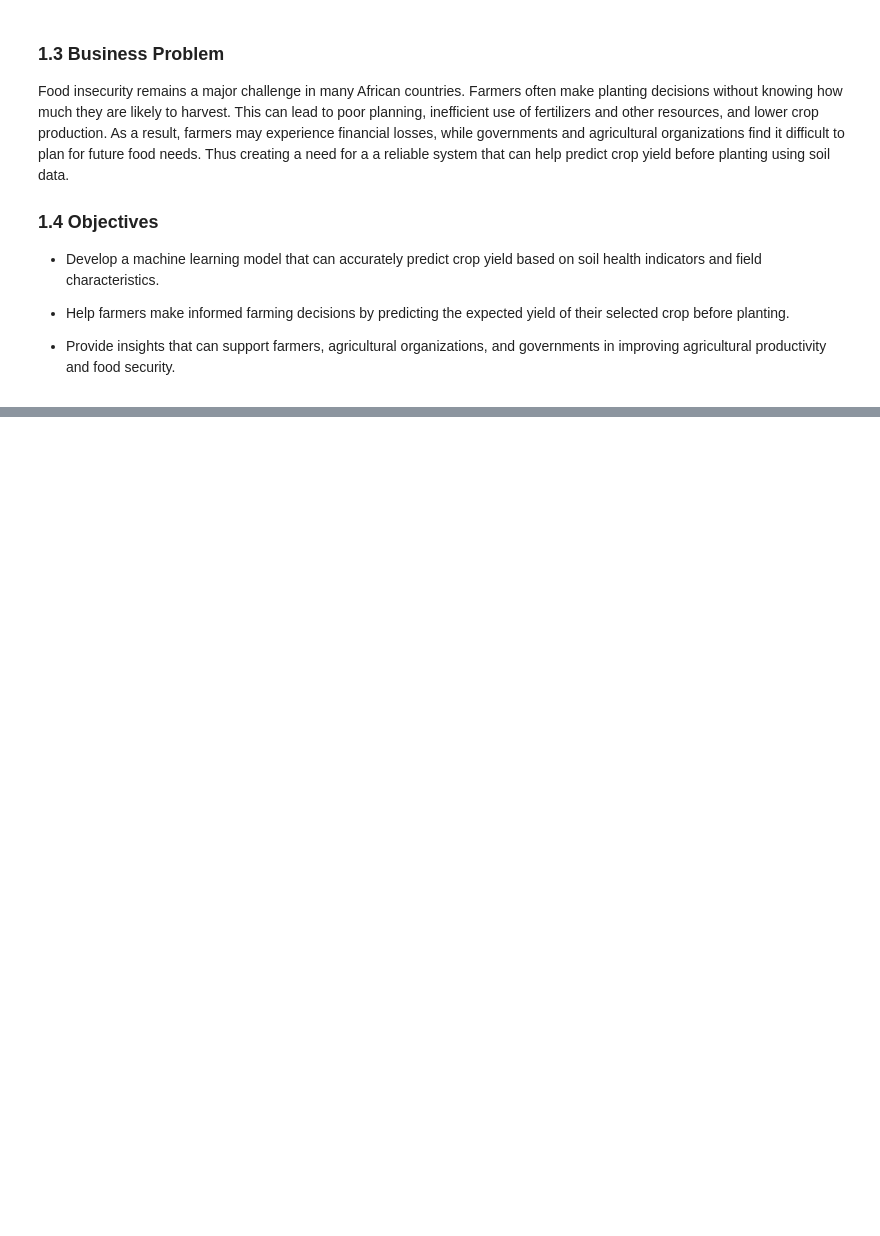
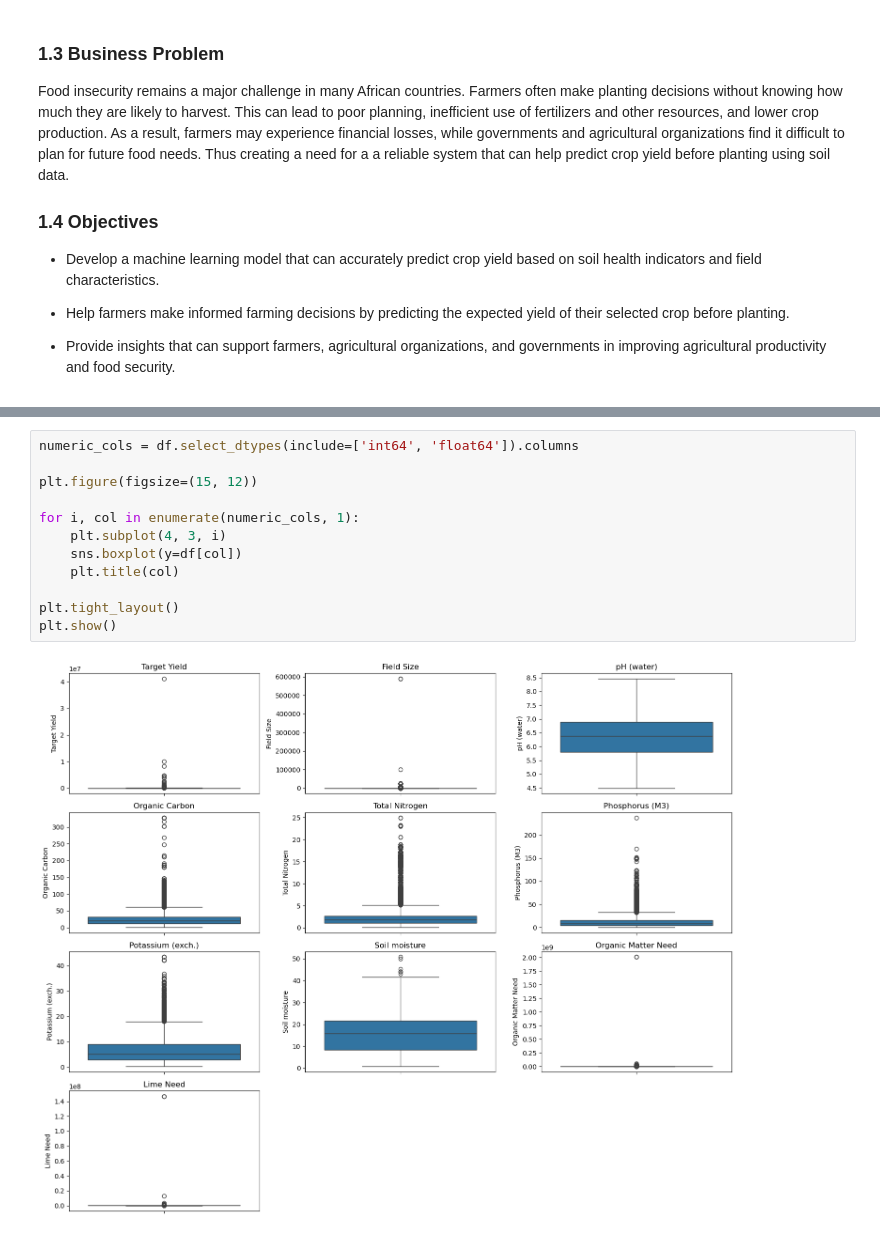
Before and after one commit to Esther-Margaret-Mwangi/Epochs, a Jupyter notebook: notebook/notebook.ipynb, the cells around one changed output, grey strips where cells are left out. Cells and saved outputs as stored; diff of their text form; blank space fills up the shorter version.

```diff
--- a/notebook/notebook.ipynb
+++ b/notebook/notebook.ipynb
@@ -32,0 +177,14 @@ Food insecurity remains a major challenge in many African countries. Farmers oft
+# %%
+numeric_cols = df.select_dtypes(include=['int64', 'float64']).columns
+
+plt.figure(figsize=(15, 12))
+
+for i, col in enumerate(numeric_cols, 1):
+    plt.subplot(4, 3, i)
+    sns.boxplot(y=df[col])
+    plt.title(col)
+
+plt.tight_layout()
+plt.show()
+# %% [output]
+[figure, added]
```
Also changed, not shown: parts of 27 cells of this notebook.
